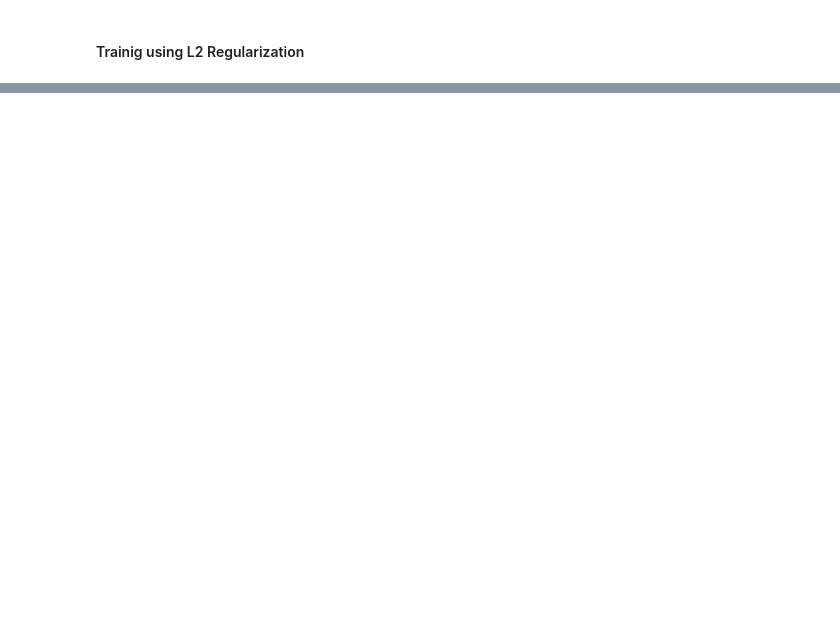
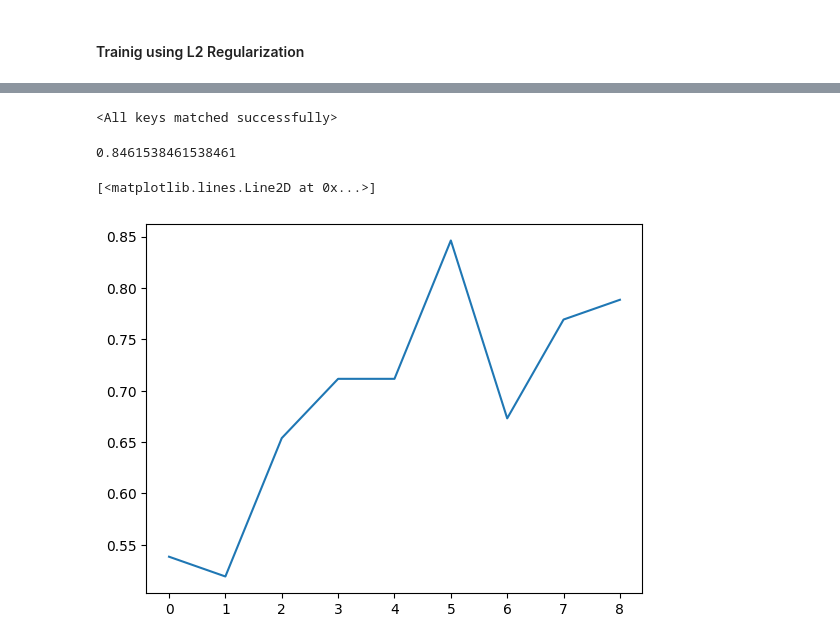
Before and after one commit to sam20799/Deep_Learning, a Jupyter notebook: rock_vs_mine_classification.ipynb, the cells around one changed output, grey strips where cells are left out. Drawn from its saved outputs; the diff is of its cells as text; code cells hidden in the pictures; blank space fills up the shorter version.

Commit message:
added early stopping - rock_vs_mine_classification

```diff
--- a/rock_vs_mine_classification.ipynb
+++ b/rock_vs_mine_classification.ipynb
@@ -256,0 +309,6 @@ plt.show()
+# %%
+model = SimpleNN()
+criterion = nn.CrossEntropyLoss()
+optimizer = optim.Adam(model.parameters(),lr=0.001)
+# %%
+train_losses_es,val_losses_es,val_accuracies_es =  train_model_early_stop(model,criterion,optimizer,train_loader,test_loader,epochs=20)
@@ -256,0 +326,23 @@ plt.show()
+# %%
+model.load_state_dict(torch.load("best_model.pt"))
+# %% [output]
+<All keys matched successfully>
+# %%
+model.eval()
+true_lables,all_pred = [],[]
+with torch.no_grad():
+    for inputs,labels in test_loader:
+        outputs = model(inputs)
+        val_loss = criterion(outputs,labels)
+        _,pred = torch.max(outputs,1)
+        true_lables.extend(labels.cpu().numpy())
+        all_pred.extend(pred.cpu().numpy())
+val_accuracy = accuracy_score(true_lables,all_pred)
+val_accuracy
+# %% [output]
+0.8461538461538461
+# %%
+plt.plot(val_accuracies_es)
+# %% [output]
+[<matplotlib.lines.Line2D at 0x...>]
+[figure, added]
```
Also changed, not shown: parts of 11 cells of this notebook.
